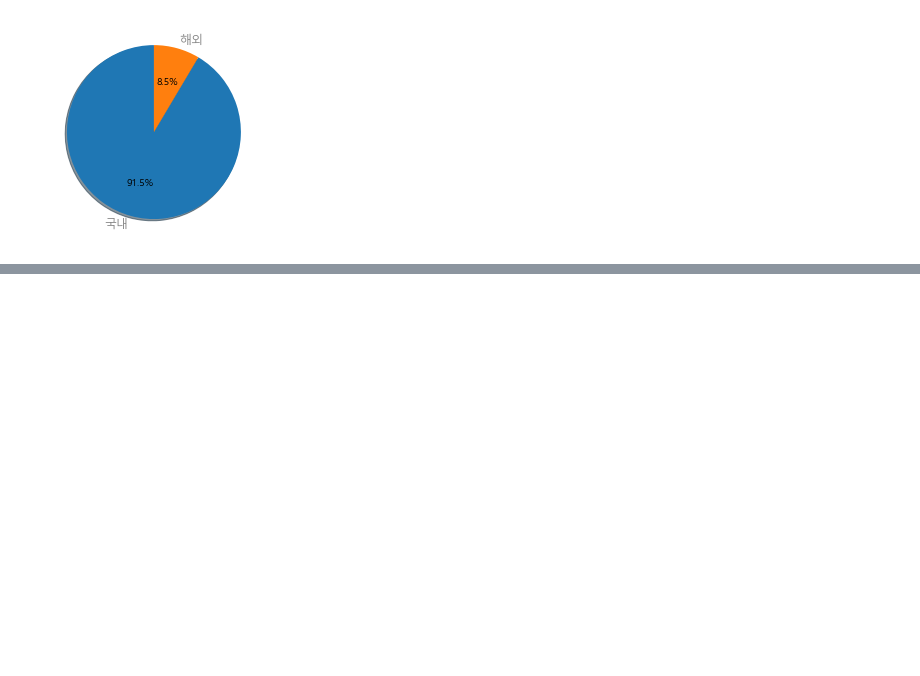
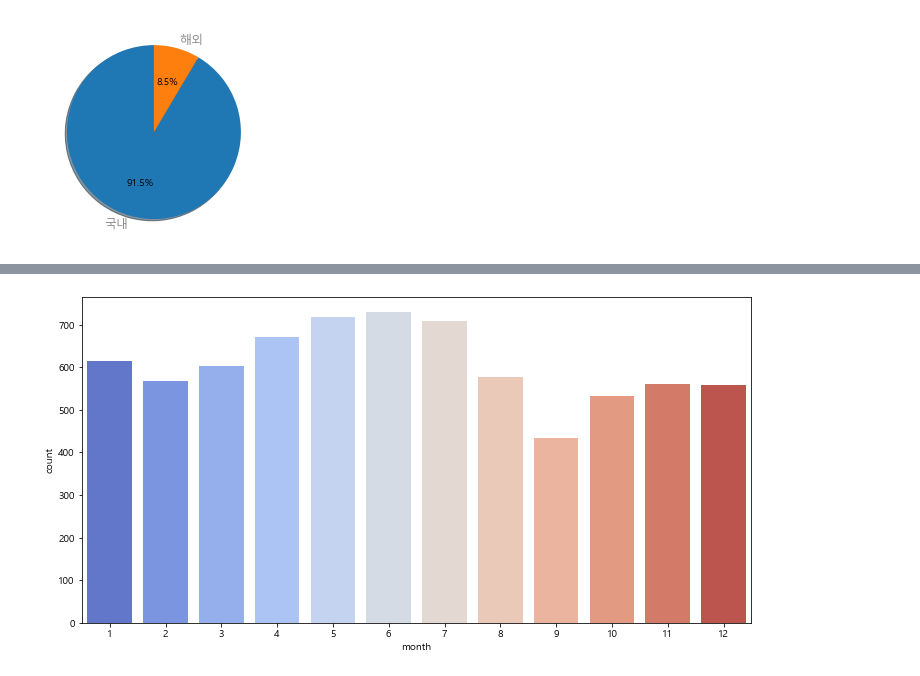
Before and after one commit to kdy7710/Bigdata_Team_Project, a Jupyter notebook: 마케팅_프로젝트/마케팅_그래픽_시기분석.ipynb, the cells around one changed output, grey strips where cells are left out. Cells and saved outputs as stored; diff of their text form; code cells hidden in the pictures; blank space fills up the shorter version.

```diff
--- a/마케팅_프로젝트/마케팅_그래픽_시기분석.ipynb
+++ b/마케팅_프로젝트/마케팅_그래픽_시기분석.ipynb
@@ -436,0 +338,8 @@ df[(df['totalref']=='네이버클릭초이스') & (df['adtype']==3)][['refhost',
+# %%
+
+# "https://www.it-swarm.dev/ko/python/pandas-dataframe%EC%97%90%EC%84%9C-%EC%97%B4%EC%9D%98-%EA%B0%92%EC%9D%B4-%EC%B5%9C%EB%8C%80%EA%B0%80%EB%90%98%EB%8A%94-%ED%96%89%EC%9D%84-%EC%B0%BE%EC%8A%B5%EB%8B%88%EB%8B%A4/1067408610/"
+
+df3=df.groupby('sessionid')['curdate'].idxmin()
+# %%
+#df4 최초방문자
+df4 = df.loc[list(df3),:]
@@ -436,0 +365,2 @@ df[(df['totalref']=='네이버클릭초이스') & (df['adtype']==3)][['refhost',
+# %%
+df_firsttime=df4[df4['conversion_no']==1]
@@ -436,0 +374,7 @@ df[(df['totalref']=='네이버클릭초이스') & (df['adtype']==3)][['refhost',
+# %%
+#월별 컨버전발생의 최초접속
+plt.figure(figsize=(12,6))
+sns.countplot(x='month',  data=df_firsttime, palette='coolwarm')
+plt.show()
+# %% [output]
+[figure, added]
```
Also changed, not shown: parts of 115 cells of this notebook.
